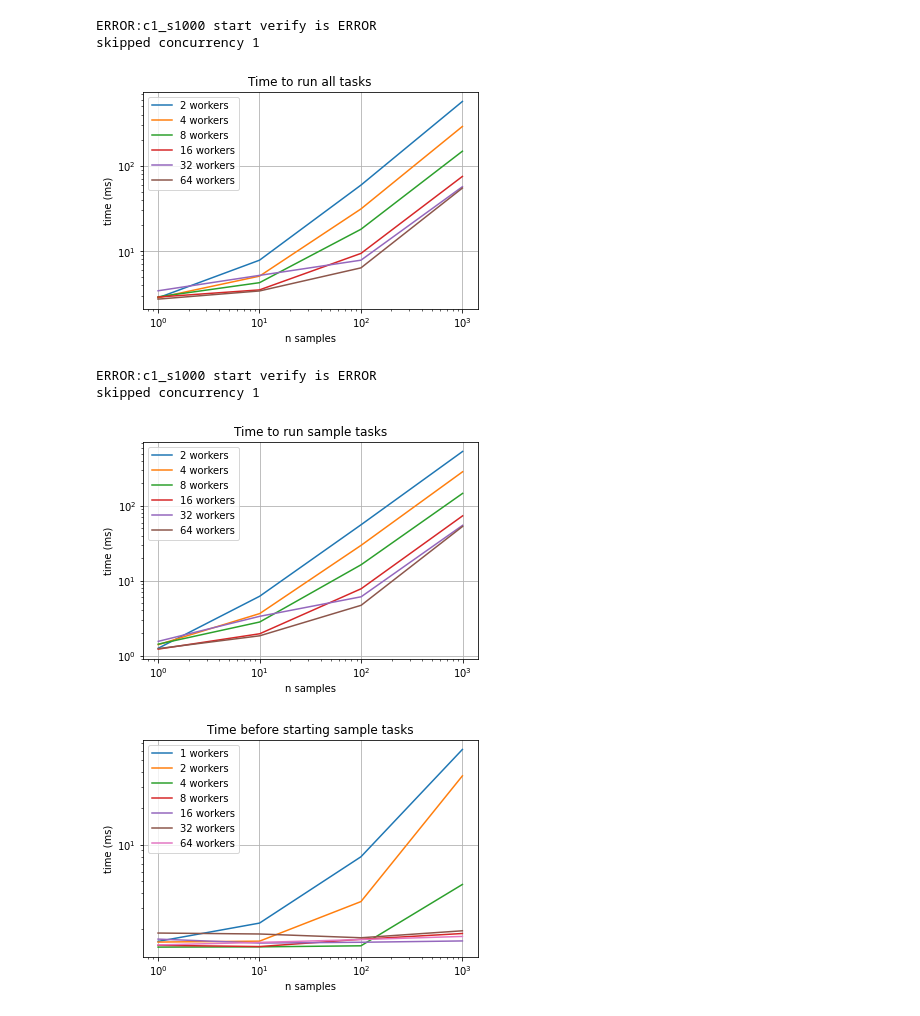
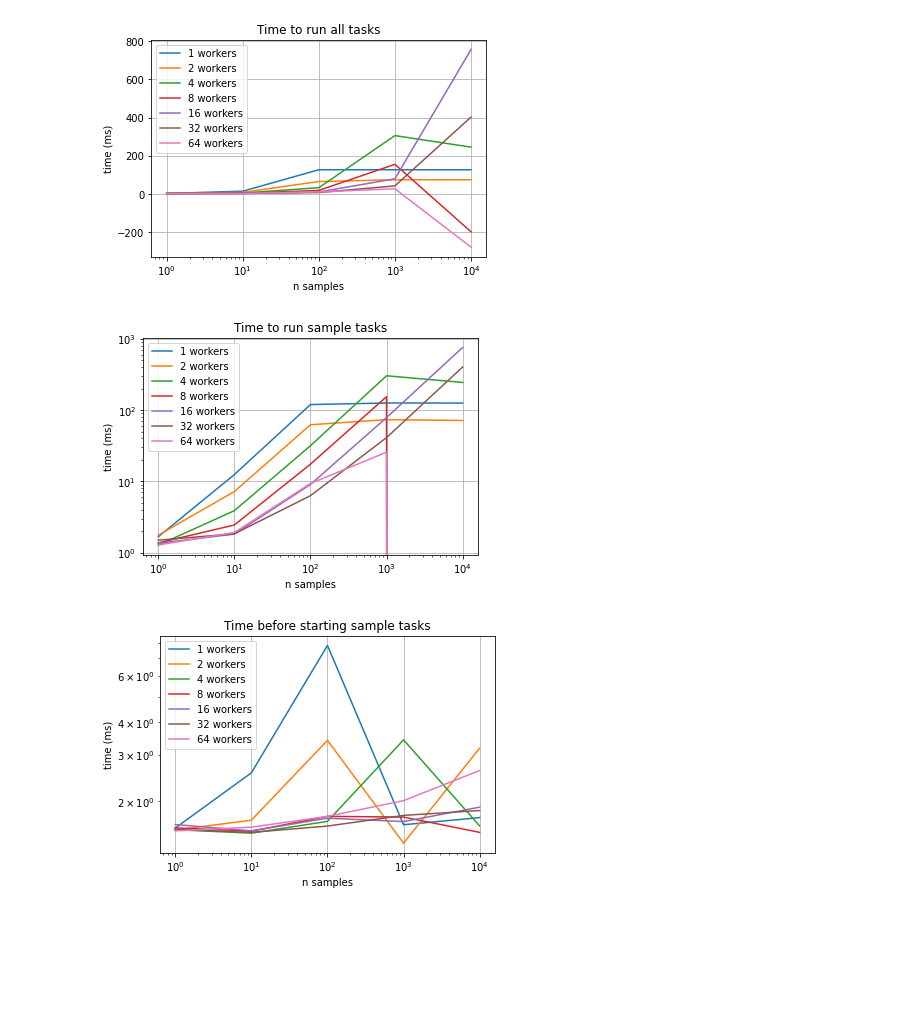
Before and after one commit to AlexanderWinterLLNL/merlin, a Jupyter notebook: merlin/examples/workflows/null_spec/scripts/plot-single-dataset.ipynb, the cells around one changed output. Saved outputs shown, nothing was run; the diff lists cells and outputs as text; code cells hidden in the pictures; blank space fills up the shorter version.

```diff
--- a/merlin/examples/workflows/null_spec/scripts/plot-single-dataset.ipynb
+++ b/merlin/examples/workflows/null_spec/scripts/plot-single-dataset.ipynb
@@ -15,9 +15,9 @@ with open(f'my_data{data_id}.yaml') as f:
 # %%
 concurrencies = [1,2,4,8,16,32,64]
 #samples = [100000]
-#samples = [1,10,100,1000,10000]
-samples = [1,10,100,1000]
-avoid_samples = [10000]
+samples = [1,10,100,1000,10000]
+#samples = [1,10,100,1000]
+avoid_samples = []
 # %%
 print(len(data))
 print(data.keys())
@@ -40,37 +40,35 @@ for con in concurrencies:
             if (name.endswith(f"_s{str(avoid)}")) or (f"_s{str(avoid)} " in name):
                 stop = True
                 break
         if stop:
             continue
         if f"c{con}_" in name and "start verify" in name:
             if "ERROR" in str(val):
                 print("ERROR:" + name + " is " + str(val))
                 break
             start_verify = val
         if f"c{con}_" in name and "start run-workers" in name:
             start_run_workers = val
             all_task_times.append((start_verify - start_run_workers))
 
     try:
         ax.plot(samples, all_task_times, label=f"{con} workers")
     except ValueError as e:
         print(f"skipped concurrency {con}")
         continue
 
 plt.xscale("log")
-plt.yscale("log")
+#plt.yscale("log")
 ax.legend()
 
 ax.set(xlabel='n samples', ylabel='time (ms)',
                title='Time to run all tasks')
 ax.grid()
 
 fig.savefig(f"figs/all_task_time__{data_id}.png")
 plt.show()
 # %% [output]
-ERROR:c1_s1000 start verify is ERROR
-skipped concurrency 1
-[figure, old version]
+[figure, new version]
 # %%
 # SAMPLE TIME
 
@@ -115,9 +113,7 @@ ax.grid()
 fig.savefig(f"figs/sample_task_time__{data_id}.png")
 plt.show()
 # %% [output]
-ERROR:c1_s1000 start verify is ERROR
-skipped concurrency 1
-[figure, old version]
+[figure, new version]
 # %%
 # TIME TO START WORKING ON TASKS
 # OVERHEAD TYPE 4
@@ -162,7 +158,7 @@ ax.grid()
 fig.savefig(f"figs/pre_sample_time__{data_id}.png")
 plt.show()
 # %% [output]
-[figure, old version]
+[figure, new version]
 # %%
 # TIME TO QUEUE ALL TASKS
 # OVERHEAD TYPE 3
```
Also changed, not shown: parts of 6 cells of this notebook, 1 other file.
